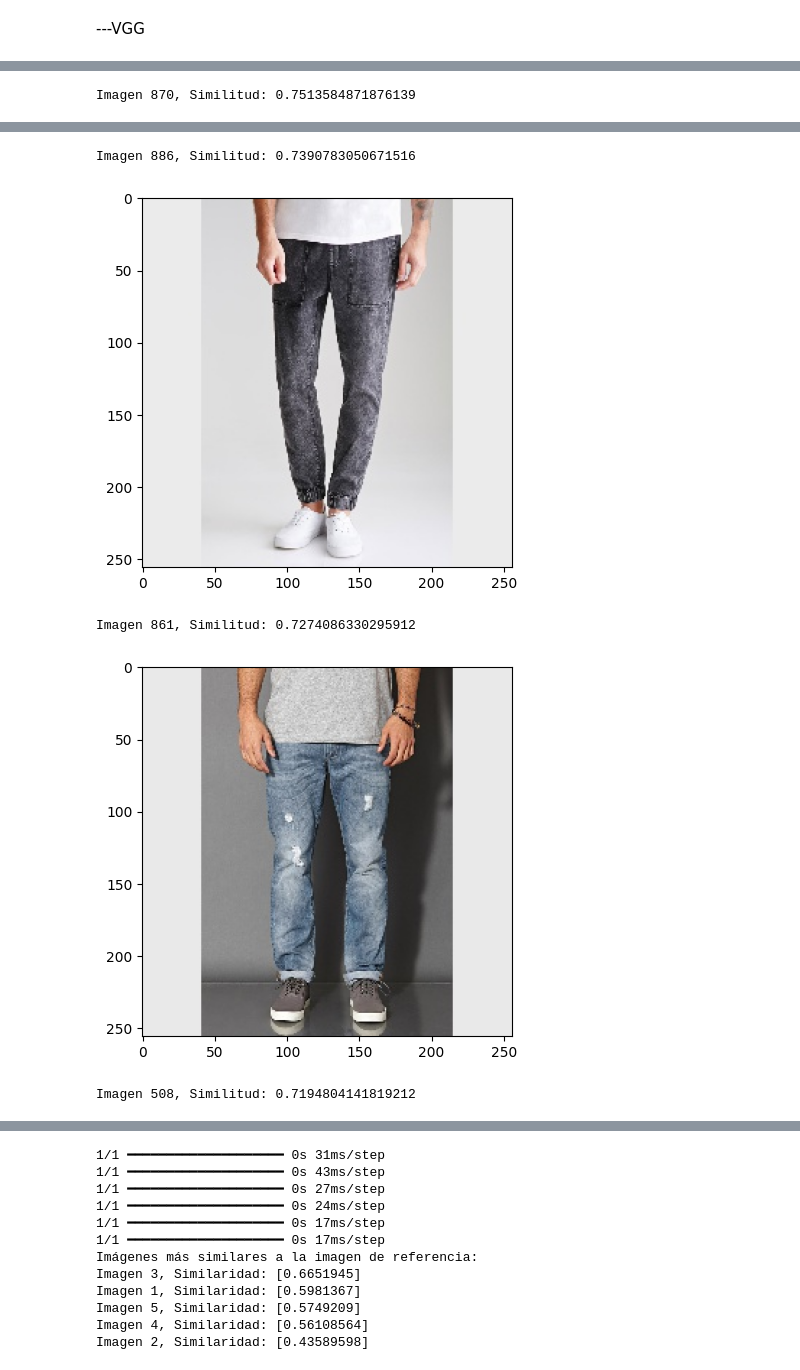
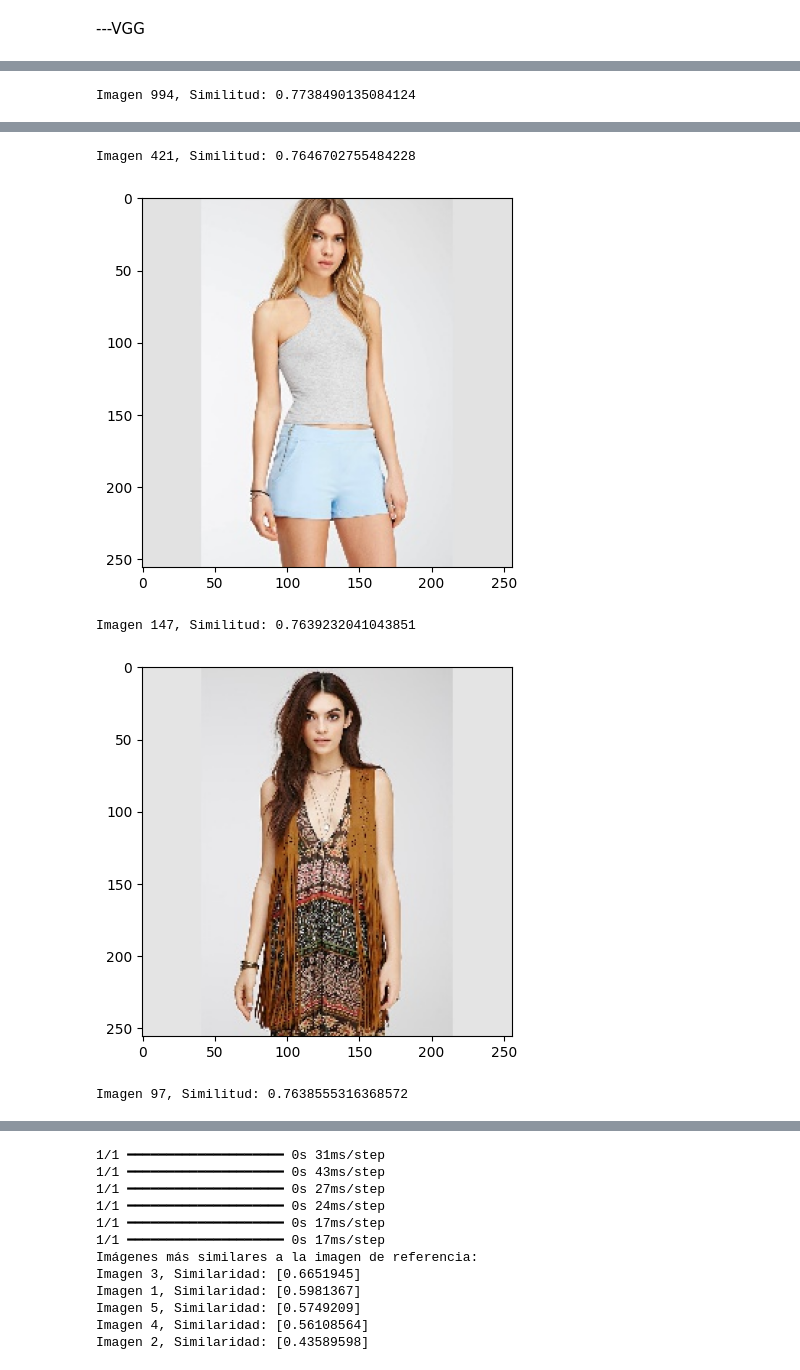
Before and after one commit to ToniMarGar/Final_Project-Clothify, a Jupyter notebook: Proyecto_final_Clothify_test_ResNet.ipynb, the cells around one changed output, grey strips where cells are left out. Cells and saved outputs as stored; diff of their text form; code cells hidden in the pictures.

```diff
--- a/Proyecto_final_Clothify_test_ResNet.ipynb
+++ b/Proyecto_final_Clothify_test_ResNet.ipynb
@@ -1070,7 +1070,7 @@ from sklearn.metrics.pairwise import cosine_similarity
 from scipy.spatial.distance import cosine
 import numpy as np
 
-reference_image_path = '/content/dataset/Pants_M/id_00000063.jpg'  # Ruta de la imagen de referencia
+reference_image_path = '/content/id_00000002.jpg'  # Ruta de la imagen de referencia
 
 # Función para obtener los embeddings de una imagen
 def get_image_embeddings(object_image: Image):
@@ -1143 +1143 @@ Imagen 527, Similitud: 1.0
-Imagen 870, Similitud: 0.7513584871876139
+Imagen 994, Similitud: 0.7738490135084124
@@ -1145,5 +1145,5 @@ Imagen 870, Similitud: 0.7513584871876139
-Imagen 886, Similitud: 0.7390783050671516
+Imagen 421, Similitud: 0.7646702755484228
-[figure, old version]
+[figure, new version]
-Imagen 861, Similitud: 0.7274086330295912
+Imagen 147, Similitud: 0.7639232041043851
-[figure, old version]
+[figure, new version]
-Imagen 508, Similitud: 0.7194804141819212
+Imagen 97, Similitud: 0.7638555316368572
```
Also changed, not shown: parts of 4 cells of this notebook.
